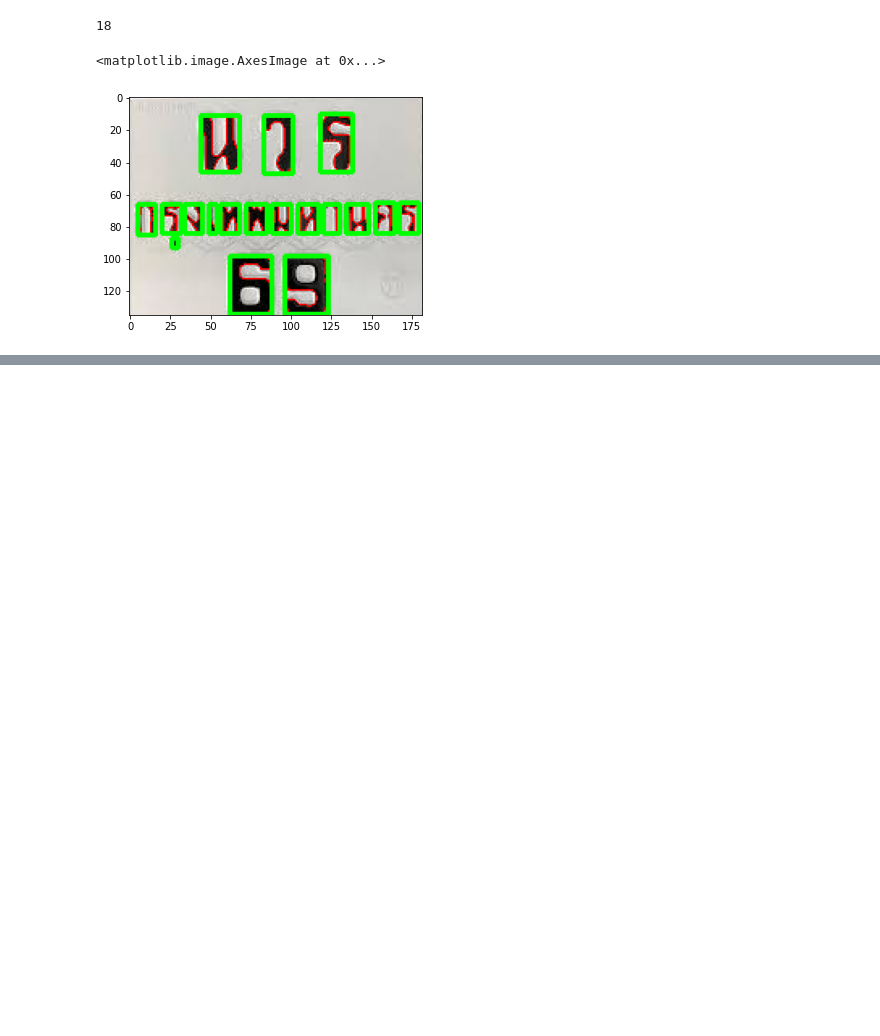
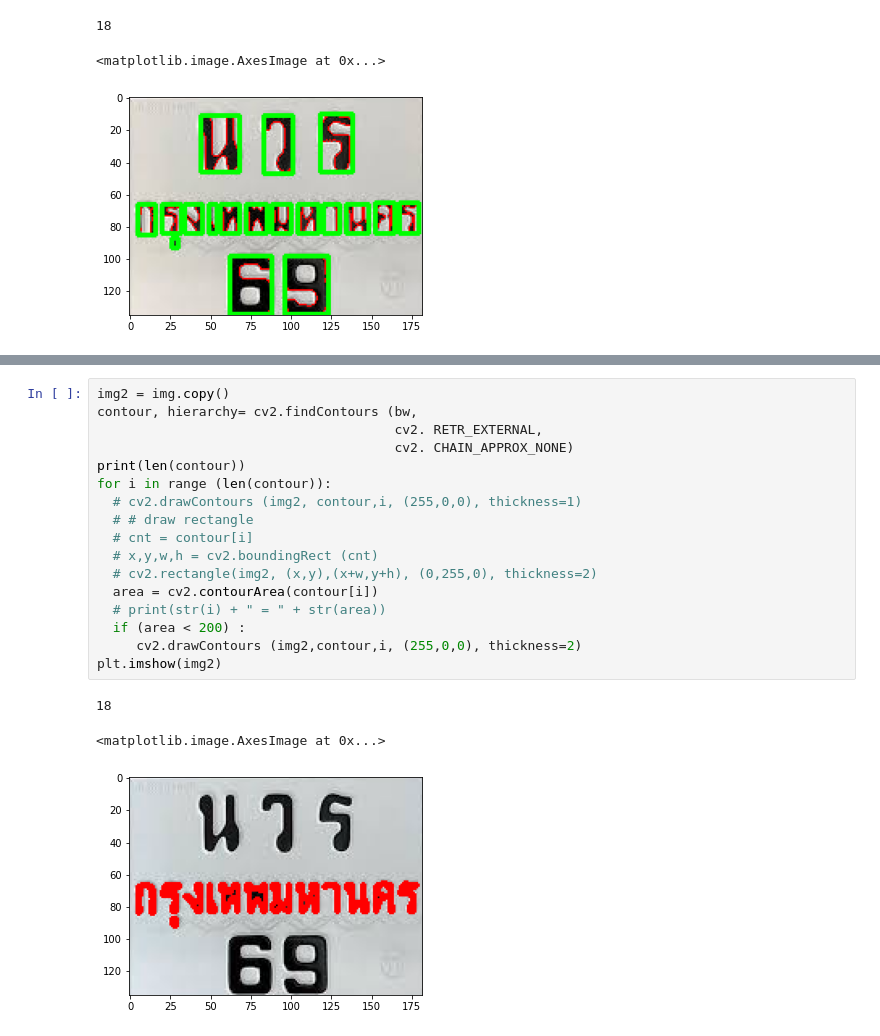
Before and after one commit to JoeyThirawat/RAI2.2, a Jupyter notebook: Wk07_CV_03Mar22.ipynb, the cells around one changed output, grey strips where cells are left out. Drawn from its saved outputs; the diff is of its cells as text; blank space fills up the shorter version.

```diff
--- a/Wk07_CV_03Mar22.ipynb
+++ b/Wk07_CV_03Mar22.ipynb
@@ -140,0 +162,21 @@ plt.imshow(img2)
+# %%
+img2 = img.copy()
+contour, hierarchy= cv2.findContours (bw,
+                                      cv2. RETR_EXTERNAL,
+                                      cv2. CHAIN_APPROX_NONE)
+print(len(contour))
+for i in range (len(contour)):
+  # cv2.drawContours (img2, contour,i, (255,0,0), thickness=1)
+  # # draw rectangle
+  # cnt = contour[i]
+  # x,y,w,h = cv2.boundingRect (cnt)
+  # cv2.rectangle(img2, (x,y),(x+w,y+h), (0,255,0), thickness=2)
+  area = cv2.contourArea(contour[i])
+  # print(str(i) + " = " + str(area))
+  if (area < 200) :
+     cv2.drawContours (img2,contour,i, (255,0,0), thickness=2)
+plt.imshow(img2)
+# %% [output]
+18
+<matplotlib.image.AxesImage at 0x...>
+[figure, added]
```
Also changed, not shown: parts of 1 cell of this notebook.
